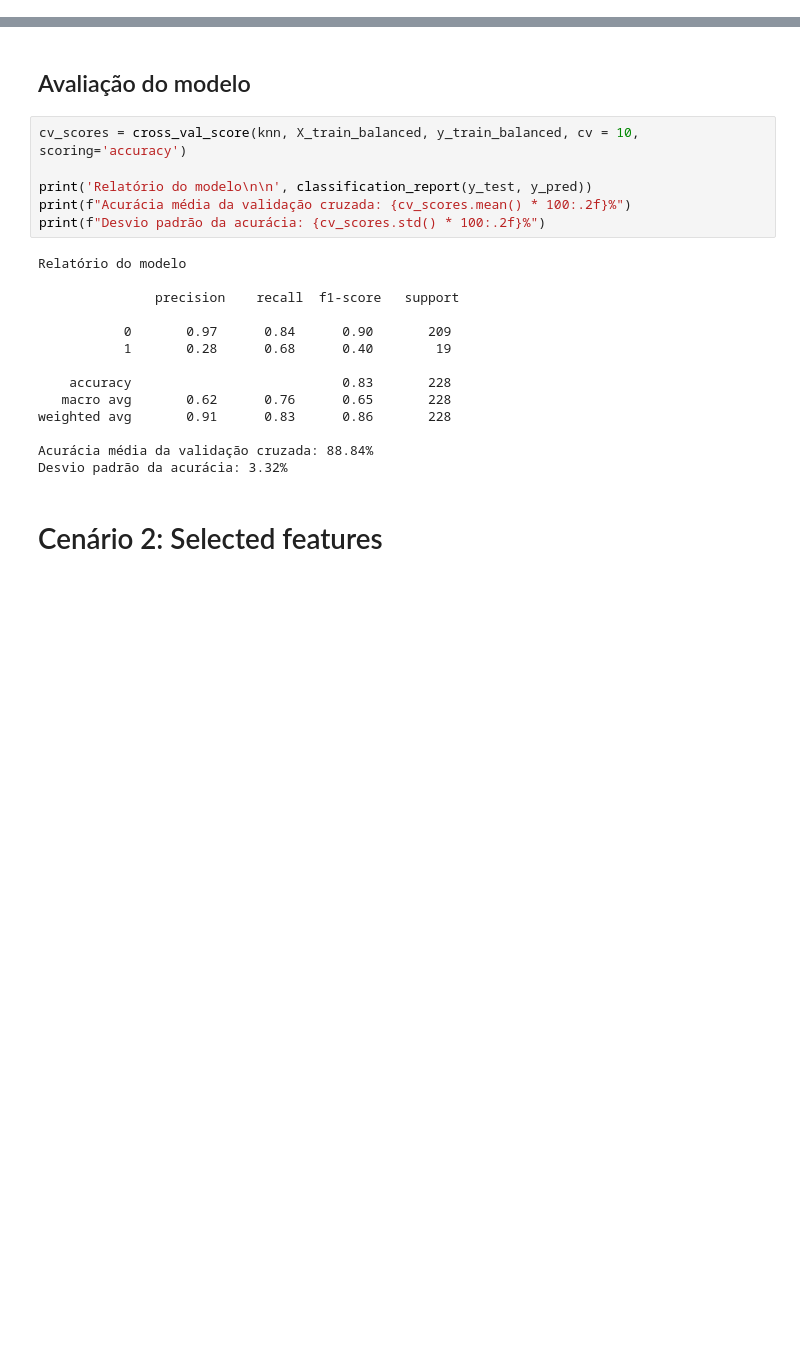
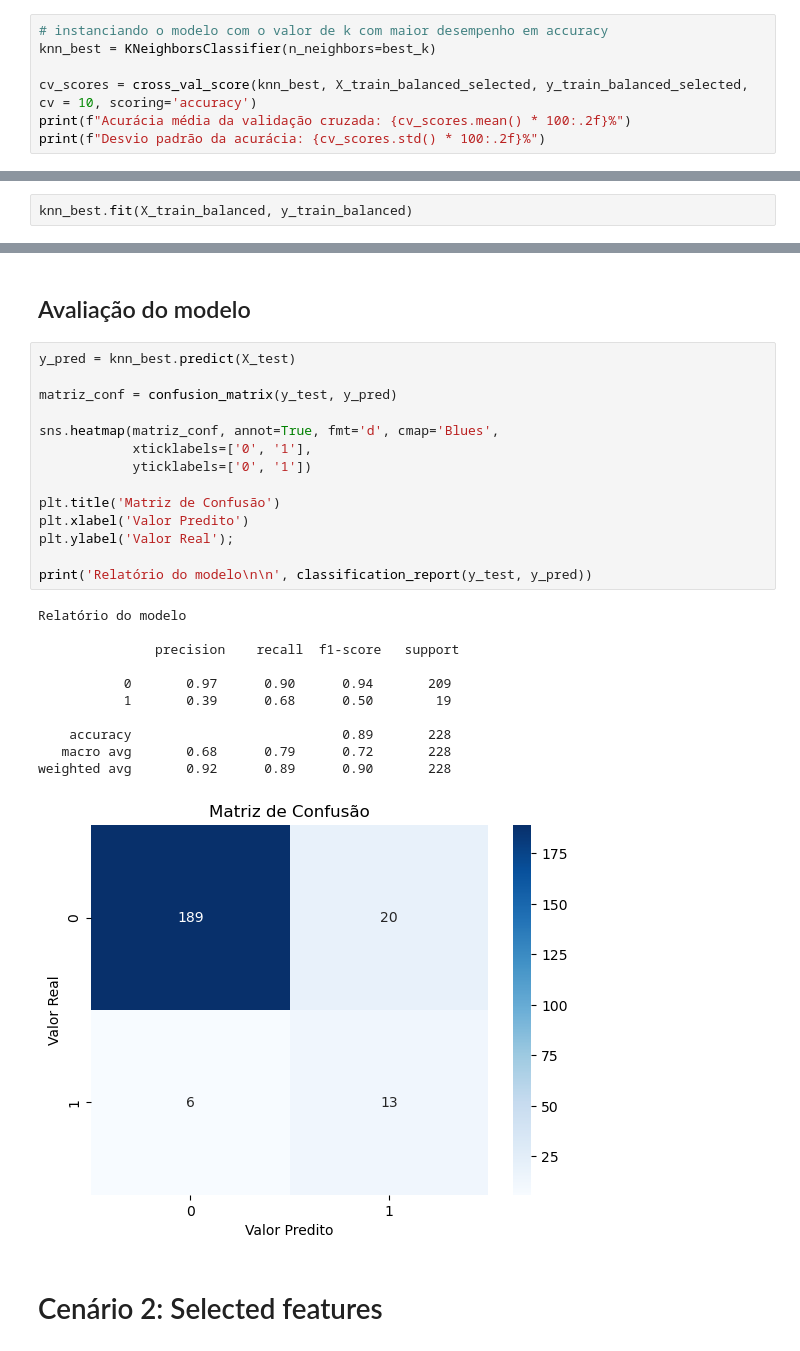
Before and after one commit to WesleydosSantos/machine-learning-tecnicas, a Jupyter notebook: Modelos/knn.ipynb, the cells around one changed output, grey strips where cells are left out. Drawn from its saved outputs; the diff is of its cells as text; blank space fills up the shorter version.

Commit message:
Adjusting trainning

```diff
--- a/Modelos/knn.ipynb
+++ b/Modelos/knn.ipynb
@@ -272,3 +272,10 @@ best_k = k_values[accuracies.index(max(accuracies))]
 print(f"Melhor valor de k: {best_k}")
 # %% [output]
 Melhor valor de k: 4
+# %%
+# instanciando o modelo com o valor de k com maior desempenho em accuracy
+knn_best = KNeighborsClassifier(n_neighbors=best_k)
+
+cv_scores = cross_val_score(knn_best, X_train_balanced_selected, y_train_balanced_selected, cv = 10, scoring='accuracy')
+print(f"Acurácia média da validação cruzada: {cv_scores.mean() * 100:.2f}%")
+print(f"Desvio padrão da acurácia: {cv_scores.std() * 100:.2f}%")
@@ -274,0 +285,2 @@ Melhor valor de k: 4
+# %%
+knn_best.fit(X_train_balanced, y_train_balanced)
@@ -275,25 +289,31 @@ Melhor valor de k: 4
 # %% [markdown]
 ## Avaliação do modelo
-# %%
-cv_scores = cross_val_score(knn, X_train_balanced, y_train_balanced, cv = 10, scoring='accuracy')
-
-print('Relatório do modelo\n\n', classification_report(y_test, y_pred))
-print(f"Acurácia média da validação cruzada: {cv_scores.mean() * 100:.2f}%")
-print(f"Desvio padrão da acurácia: {cv_scores.std() * 100:.2f}%")
-# %% [output]
-Relatório do modelo
-
-               precision    recall  f1-score   support
-
-           0       0.97      0.84      0.90       209
-           1       0.28      0.68      0.40        19
-
-    accuracy                           0.83       228
-   macro avg       0.62      0.76      0.65       228
-weighted avg       0.91      0.83      0.86       228
-
-Acurácia média da validação cruzada: 88.84%
-Desvio padrão da acurácia: 3.32%
+# %%
+y_pred = knn_best.predict(X_test)
+
+matriz_conf = confusion_matrix(y_test, y_pred)
+
+sns.heatmap(matriz_conf, annot=True, fmt='d', cmap='Blues',
+            xticklabels=['0', '1'],
+            yticklabels=['0', '1'])
+
+plt.title('Matriz de Confusão')
+plt.xlabel('Valor Predito')
+plt.ylabel('Valor Real');
+
+print('Relatório do modelo\n\n', classification_report(y_test, y_pred))
+# %% [output]
+Relatório do modelo
+
+               precision    recall  f1-score   support
+
+           0       0.97      0.90      0.94       209
+           1       0.39      0.68      0.50        19
+
+    accuracy                           0.89       228
+   macro avg       0.68      0.79      0.72       228
+weighted avg       0.92      0.89      0.90       228
+[figure, added]
 # %% [markdown]
 # Cenário 2: Selected features
 # %% [markdown]
```
Also changed, not shown: parts of 4 cells of this notebook.
